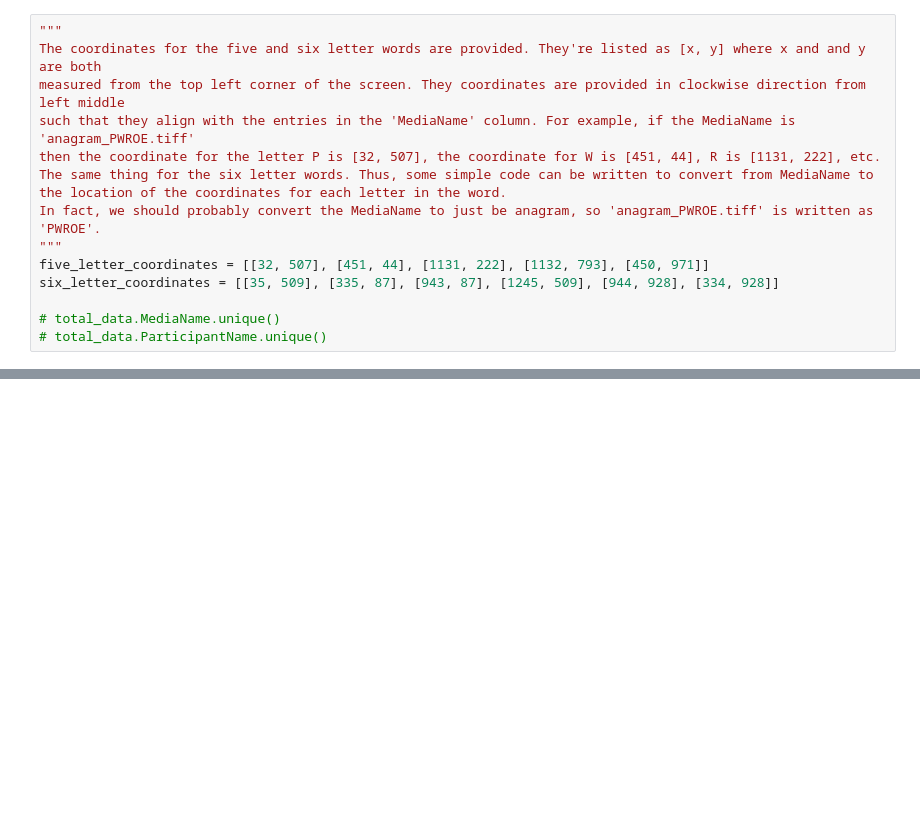
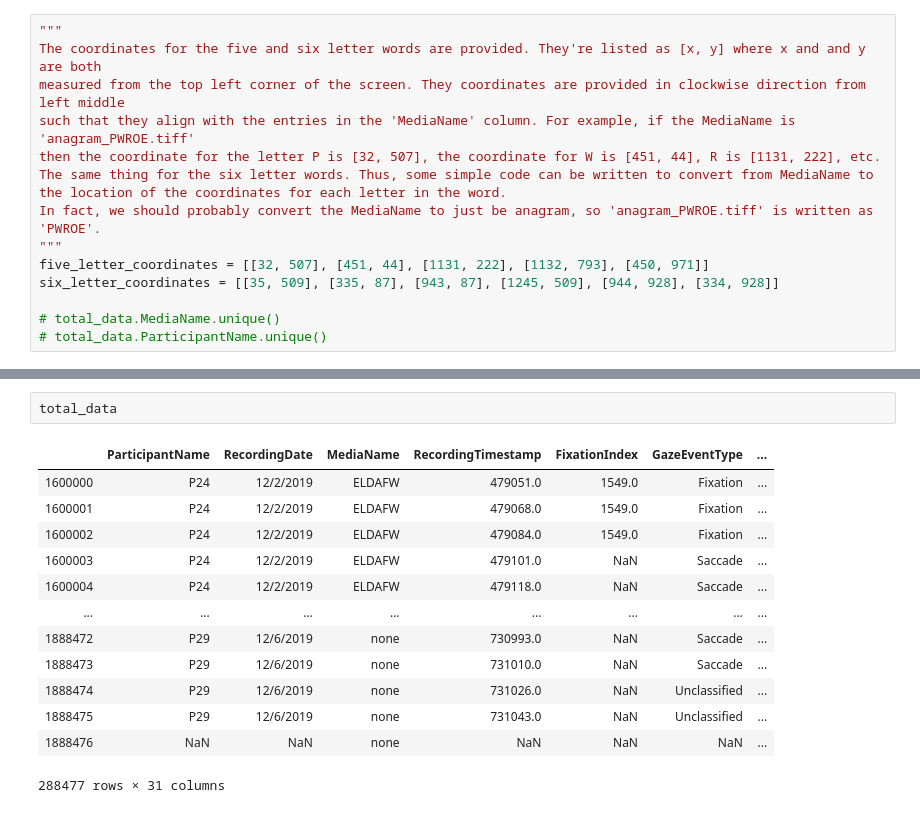
Before and after one commit to jessebmurray/eyetracking, a Jupyter notebook: par_data_total.ipynb, the cells around one changed output, grey strips where cells are left out. Drawn from its saved outputs; the diff is of its cells as text; blank space fills up the shorter version.

```diff
--- a/par_data_total.ipynb
+++ b/par_data_total.ipynb
@@ -195,0 +328,16 @@ six_letter_coordinates = [[35, 509], [335, 87], [943, 87], [1245, 509], [944, 92
+# %%
+total_data
+# %% [output]
+|  | ParticipantName | RecordingDate | MediaName | RecordingTimestamp | FixationIndex | GazeEventType | ... |
+| 1600000 | P24 | 12/2/2019 | ELDAFW | 479051.0 | 1549.0 | Fixation | ... |
+| 1600001 | P24 | 12/2/2019 | ELDAFW | 479068.0 | 1549.0 | Fixation | ... |
+| 1600002 | P24 | 12/2/2019 | ELDAFW | 479084.0 | 1549.0 | Fixation | ... |
+| 1600003 | P24 | 12/2/2019 | ELDAFW | 479101.0 | NaN | Saccade | ... |
+| 1600004 | P24 | 12/2/2019 | ELDAFW | 479118.0 | NaN | Saccade | ... |
+| ... | ... | ... | ... | ... | ... | ... | ... |
+| 1888472 | P29 | 12/6/2019 | none | 730993.0 | NaN | Saccade | ... |
+| 1888473 | P29 | 12/6/2019 | none | 731010.0 | NaN | Saccade | ... |
+| 1888474 | P29 | 12/6/2019 | none | 731026.0 | NaN | Unclassified | ... |
+| 1888475 | P29 | 12/6/2019 | none | 731043.0 | NaN | Unclassified | ... |
+| 1888476 | NaN | NaN | none | NaN | NaN | NaN | ... |
+288477 rows × 31 columns
```
Also changed, not shown: parts of 19 cells of this notebook.
